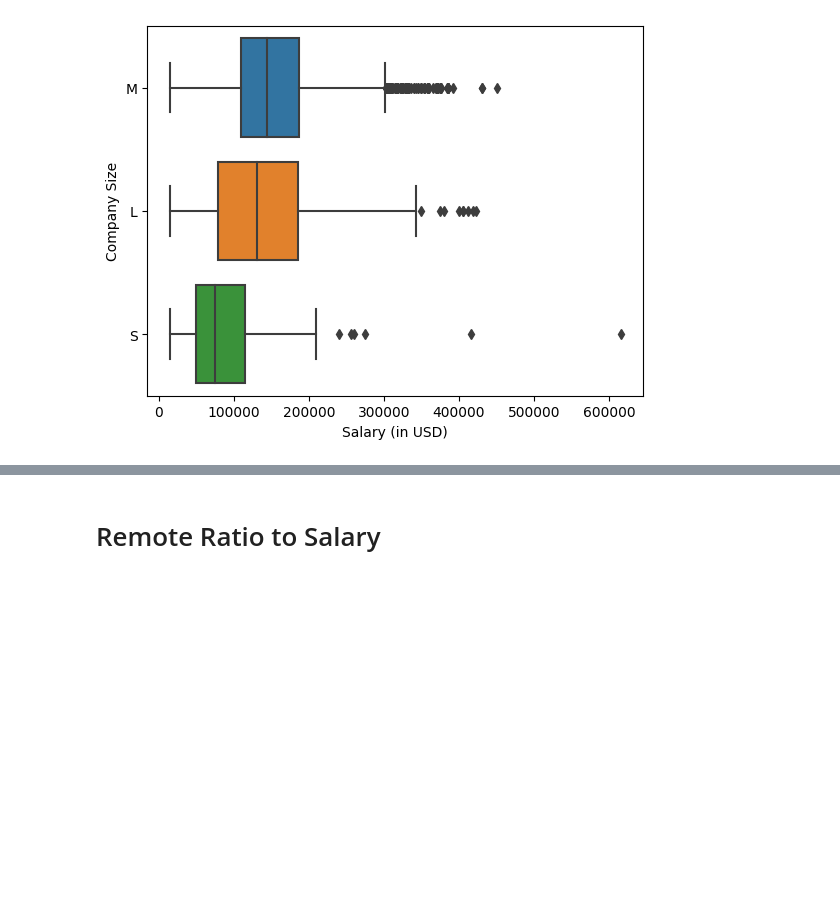
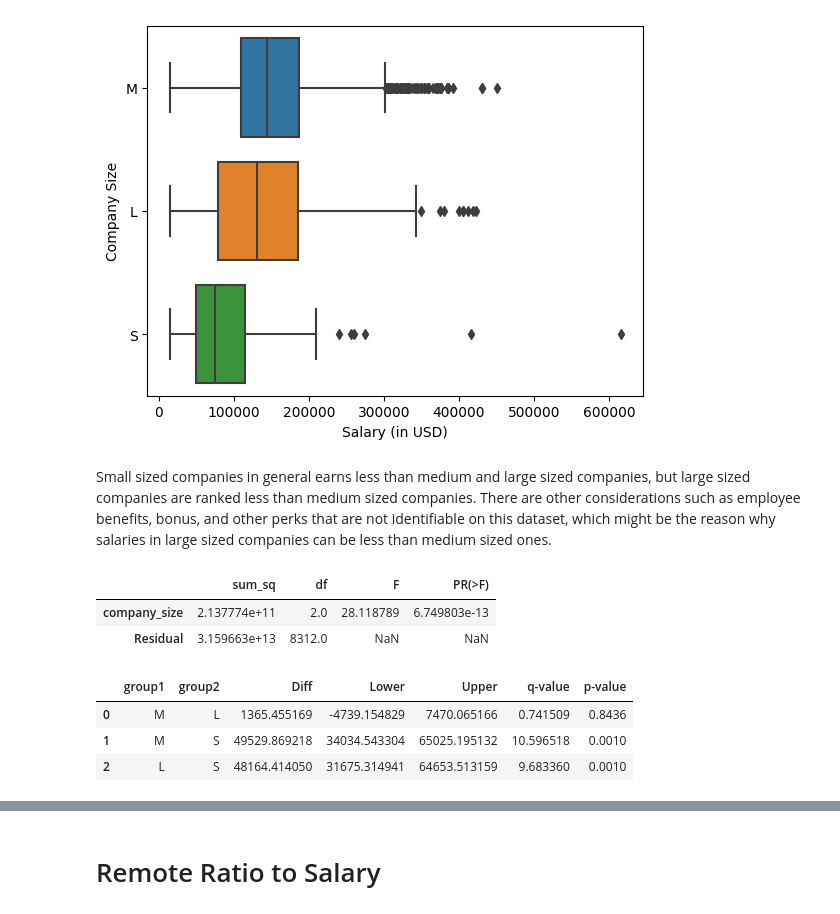
Before and after one commit to mezkymy/global-salaries, a Jupyter notebook: global-salaries.ipynb, the cells around one changed output, grey strips where cells are left out. Cells and saved outputs as stored; diff of their text form; code cells hidden in the pictures; blank space fills up the shorter version.

Commit message:
added company size anova and tukey analysis

```diff
--- a/global-salaries.ipynb
+++ b/global-salaries.ipynb
@@ -348,3 +348,24 @@ sns.boxplot(data=df, x='salary_in_usd', y='company_size', order=group_remote.ind
 plt.show()
 # %% [output]
 [figure]
+# %% [markdown]
+Small sized companies in general earns less than medium and large sized companies, but large sized companies are ranked less than medium sized companies. There are other considerations such as employee benefits, bonus, and other perks that are not identifiable on this dataset, which might be the reason why salaries in large sized companies can be less than medium sized ones.
+# %%
+# Ordinary Least Squares (OLS) model
+model = ols('salary_in_usd ~ company_size', data=df4).fit()
+anova_table = sm.stats.anova_lm(model, typ=2)
+anova_table
+# %% [output]
+|  | sum_sq | df | F | PR(>F) |
+| company_size | 2.137774e+11 | 2.0 | 28.118789 | 6.749803e-13 |
+| Residual | 3.159663e+13 | 8312.0 | NaN | NaN |
+# %%
+# check which group is significantly different using tukey HSD
+res = stat()
+res.tukey_hsd(df=df4, res_var='salary_in_usd', xfac_var='company_size', anova_model='salary_in_usd ~ company_size')
+res.tukey_summary
+# %% [output]
+|  | group1 | group2 | Diff | Lower | Upper | q-value | p-value |
+| 0 | M | L | 1365.455169 | -4739.154829 | 7470.065166 | 0.741509 | 0.8436 |
+| 1 | M | S | 49529.869218 | 34034.543304 | 65025.195132 | 10.596518 | 0.0010 |
+| 2 | L | S | 48164.414050 | 31675.314941 | 64653.513159 | 9.683360 | 0.0010 |
```
Also changed, not shown: parts of 7 cells of this notebook.
